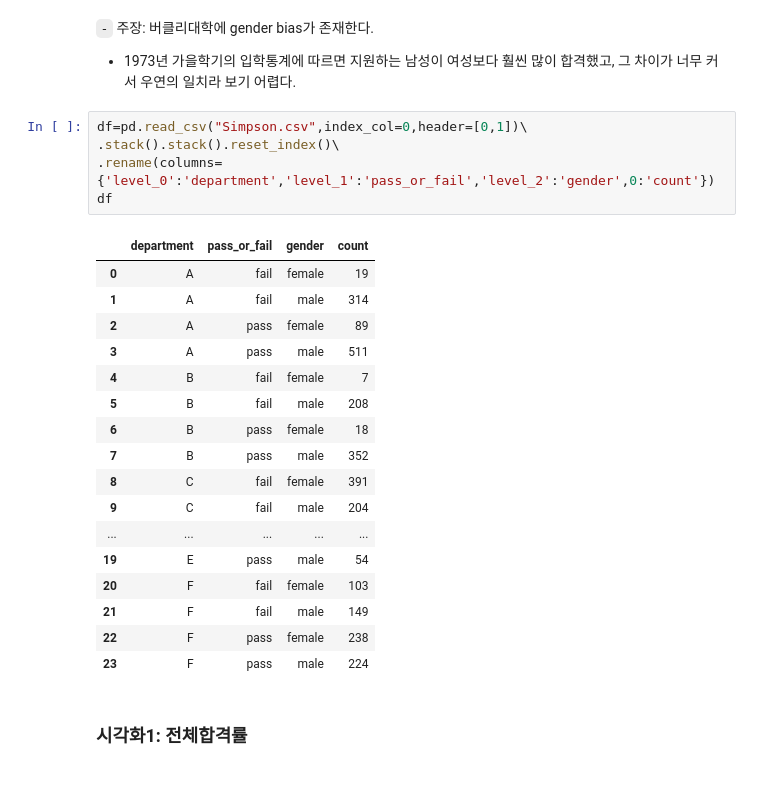
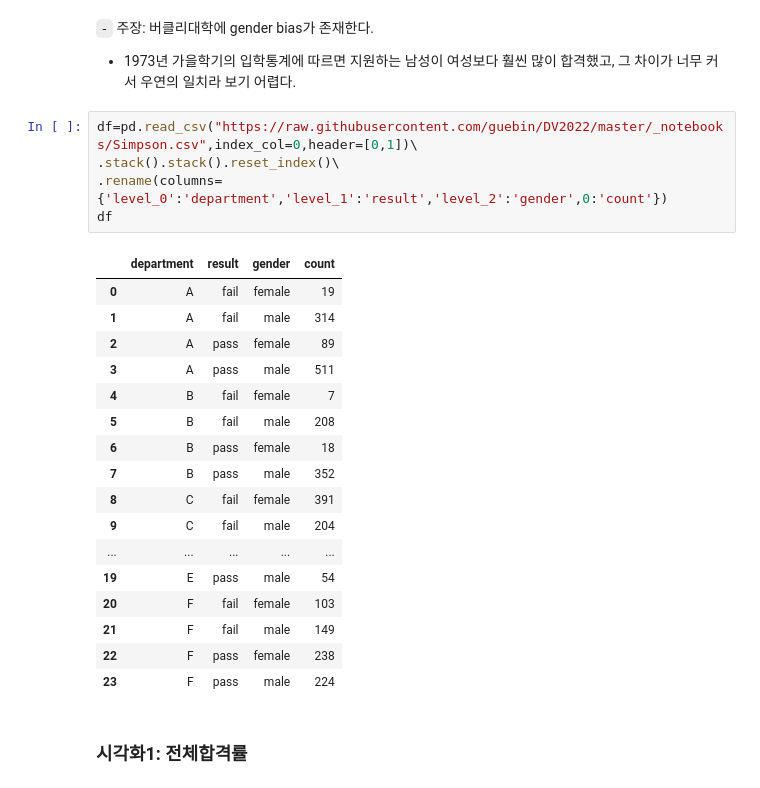
Before and after one commit to guebin/DV2022_backup, a Jupyter notebook: _notebooks/2099-01-01-draft.ipynb, the cells around one changed output. Drawn from its saved outputs; the diff is of its cells as text.

```diff
--- a/_notebooks/2099-01-01-draft.ipynb
+++ b/_notebooks/2099-01-01-draft.ipynb
@@ -540,12 +14,12 @@ ggplot(data)+geom_col(aes(x='Nationality',y='Overall',fill='Nationality'))
 `-` 주장: 버클리대학에 gender bias가 존재한다.
 - 1973년 가을학기의 입학통계에 따르면 지원하는 남성이 여성보다 훨씬 많이 합격했고, 그 차이가 너무 커서 우연의 일치라 보기 어렵다.
 # %%
-df=pd.read_csv("Simpson.csv",index_col=0,header=[0,1])\
+df=pd.read_csv("https://raw.githubusercontent.com/guebin/DV2022/master/_notebooks/Simpson.csv",index_col=0,header=[0,1])\
 .stack().stack().reset_index()\
-.rename(columns={'level_0':'department','level_1':'pass_or_fail','level_2':'gender',0:'count'})
+.rename(columns={'level_0':'department','level_1':'result','level_2':'gender',0:'count'})
 df
 # %% [output]
-|  | department | pass_or_fail | gender | count |
+|  | department | result | gender | count |
 | 0 | A | fail | female | 19 |
 | 1 | A | fail | male | 314 |
 | 2 | A | pass | female | 89 |
```
Also changed, not shown: parts of 116 cells of this notebook, 1 other file.
